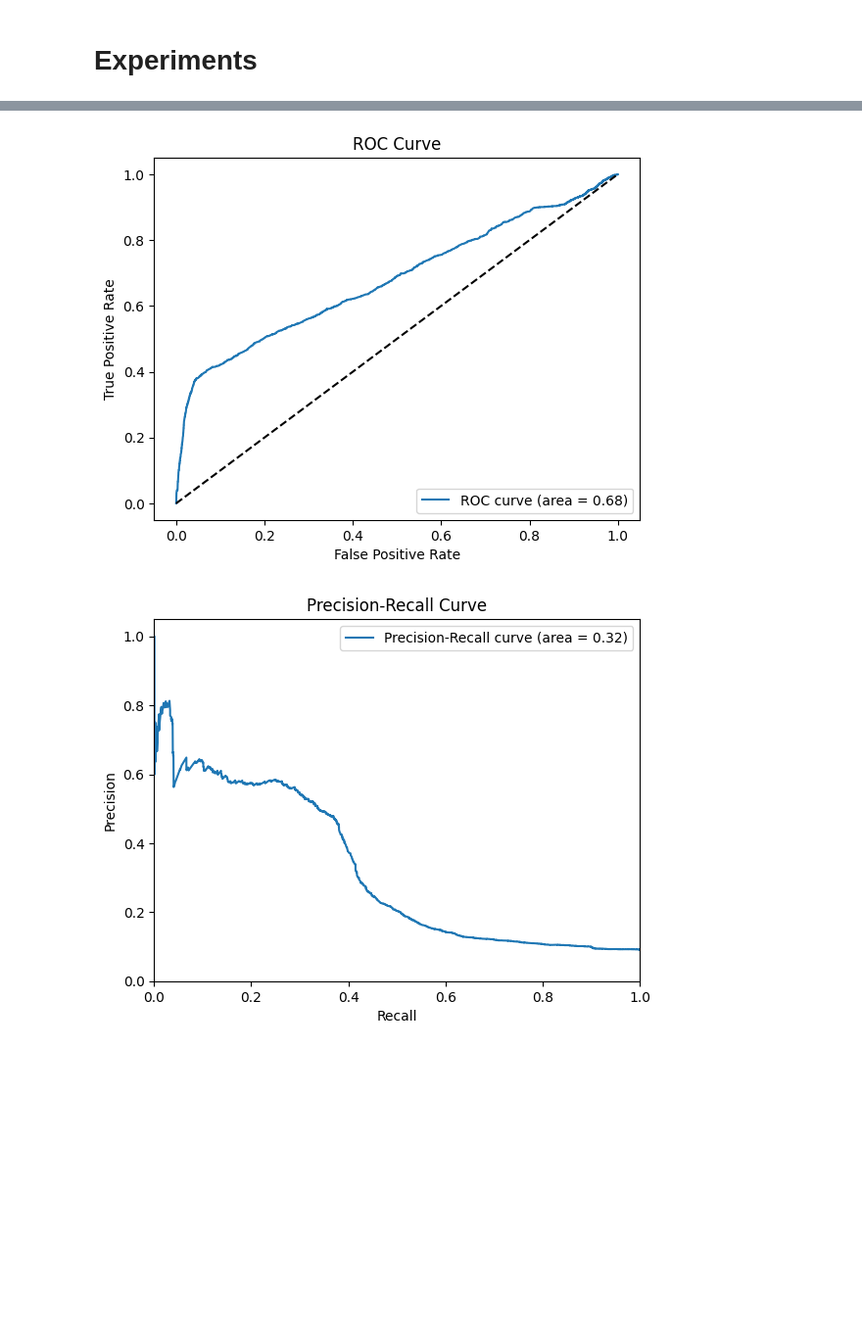
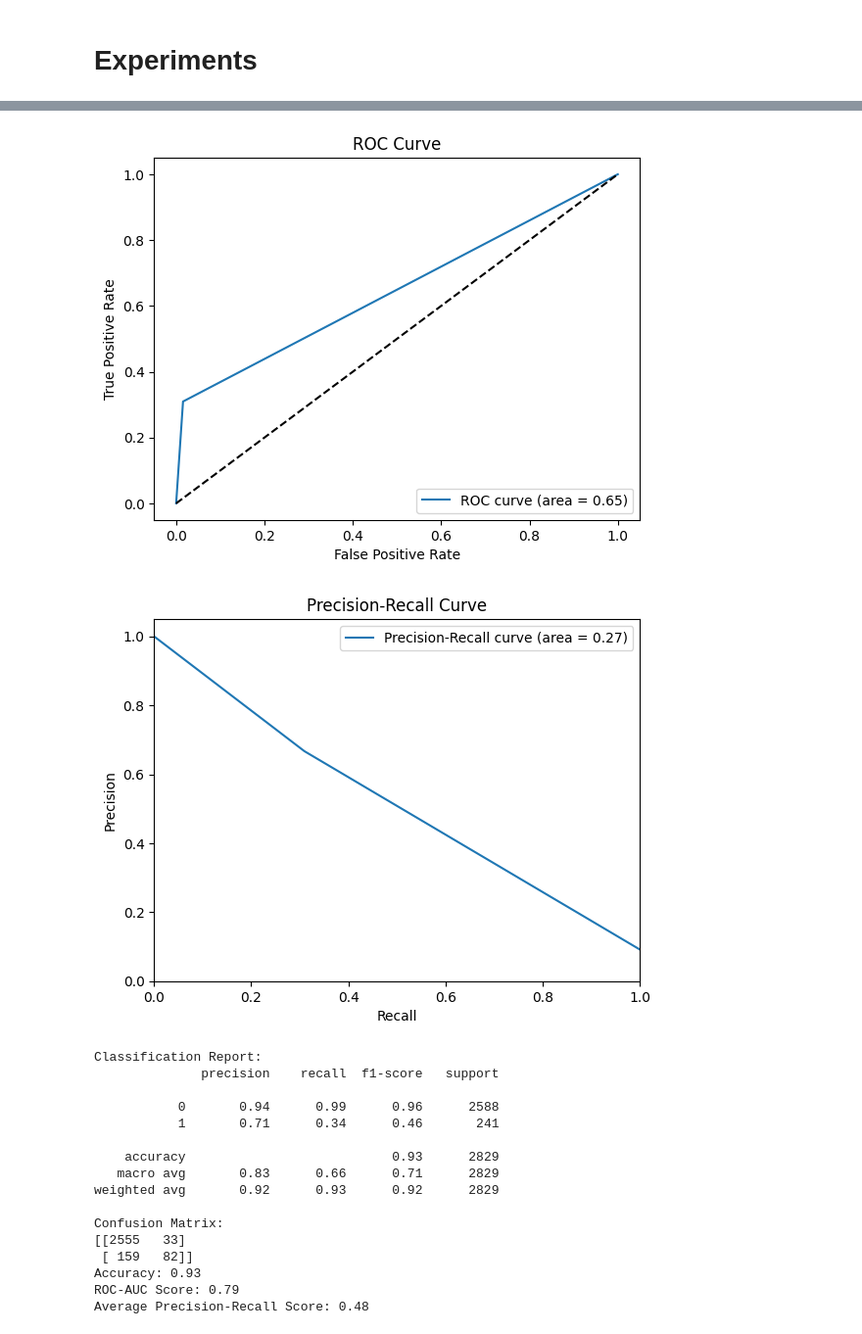
Before and after one commit to S-Cao1031/Summer-2024-ECE-597-Group8, a Jupyter notebook: Week5 - Data Analysis and Model Training Phase I/analysis_features.ipynb, the cells around one changed output, grey strips where cells are left out. Shown at 98% size. Drawn from its saved outputs; the diff is of its cells as text; code cells hidden in the pictures; blank space fills up the shorter version.

```diff
--- a/Week5 - Data Analysis and Model Training Phase I/analysis_features.ipynb
+++ b/Week5 - Data Analysis and Model Training Phase I/analysis_features.ipynb
@@ -112,7 +112,7 @@ plt.show()
 # %% [markdown]
 # Experiments
 # %%
-def evaluate_model(model, X, y, cv=3):
+def evaluate_model(model, X, y, cv=3, method='decision_function', test=False):
     """
     Evaluates the performance of a binary classifier using cross-validation.
 
@@ -125,11 +125,15 @@ def evaluate_model(model, X, y, cv=3):
     Returns:
     None
     """
-    # Get decision function scores via cross-validation
-    y_scores = cross_val_predict(model, X, y, cv=cv, method='decision_function')
-
-    # Convert decision scores to binary predictions using 0 as a threshold
-    y_pred = (y_scores > 0).astype(int)
+    if test:
+        # Predictions
+        y_pred = model.predict(X)
+        y_scores = model.predict_proba(X)[:, 1]  # Probabilities for the positive class
+    else:
+        # Get decision function scores via cross-validation
+        y_scores = cross_val_predict(model, X, y, cv=cv, method=method)
+        # Convert decision scores to binary predictions using 0 as a threshold
+        y_pred = (y_scores > 0).astype(int)
 
     # Print classification report
     print("Classification Report:")
@@ -216,16 +220,17 @@ features_preprocessor = ColumnTransformer(
     remainder="passthrough",
 )
 # %%
-model = make_pipeline(
+model_rf = make_pipeline(
     features_preprocessor,
-    PCA(n_components=0.95),
-    SVC(
-        C=1.0, kernel="rbf", gamma="scale", random_state=random_state
+    # PCA(n_components=0.95),
+    RandomForestClassifier(
+        n_estimators=100, random_state=random_state
     ),
 )
 
-model.fit(X_train, y_train)
-evaluate_model(model, X_train, y_train)
+model_rf.fit(X_train, y_train)
+evaluate_model(model_rf, X_train, y_train, method='predict')
+evaluate_model(model_rf, X_test, y_test, method='predict', test=True)
 # %% [output]
 Classification Report:
               precision    recall  f1-score   support
@@ -246,2 +251,18 @@ Average Precision-Recall Score: 0.32
-[figure, old version]
+[figure, new version]
-[figure, old version]
+[figure, new version]
+Classification Report:
+              precision    recall  f1-score   support
+
+           0       0.94      0.99      0.96      2588
+           1       0.71      0.34      0.46       241
+
+    accuracy                           0.93      2829
+   macro avg       0.83      0.66      0.71      2829
+weighted avg       0.92      0.93      0.92      2829
+
+Confusion Matrix:
+[[2555   33]
+ [ 159   82]]
+Accuracy: 0.93
+ROC-AUC Score: 0.79
+Average Precision-Recall Score: 0.48
```
Also changed, not shown: parts of 1 cell of this notebook, 1 other file.
